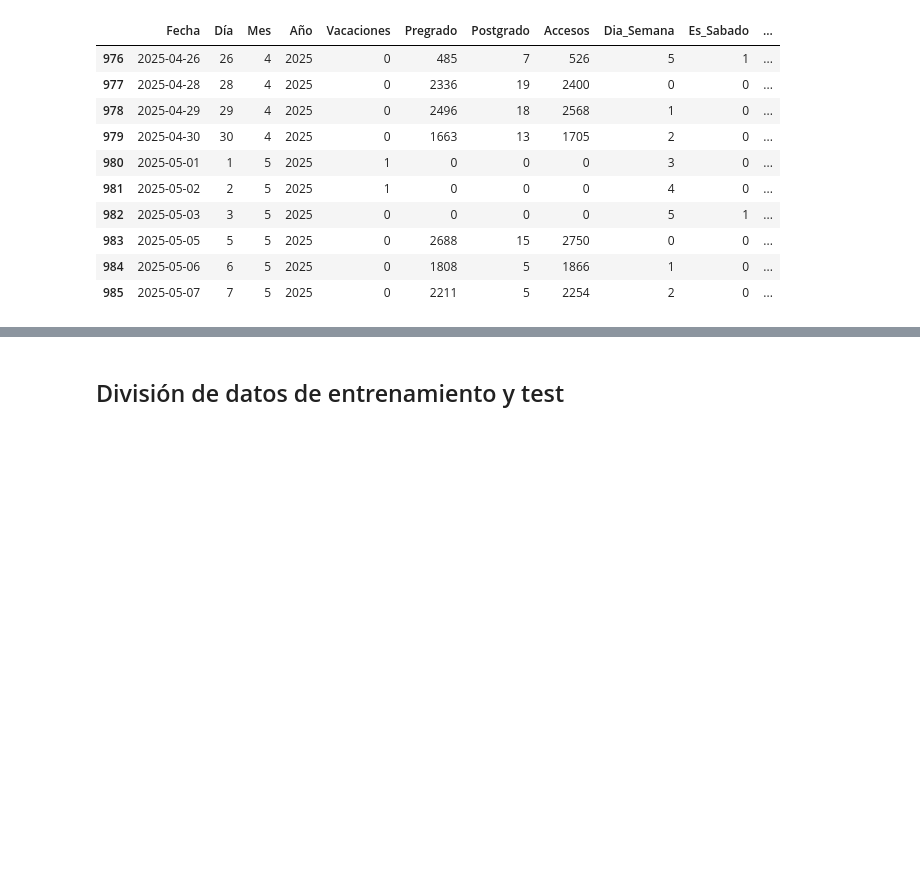
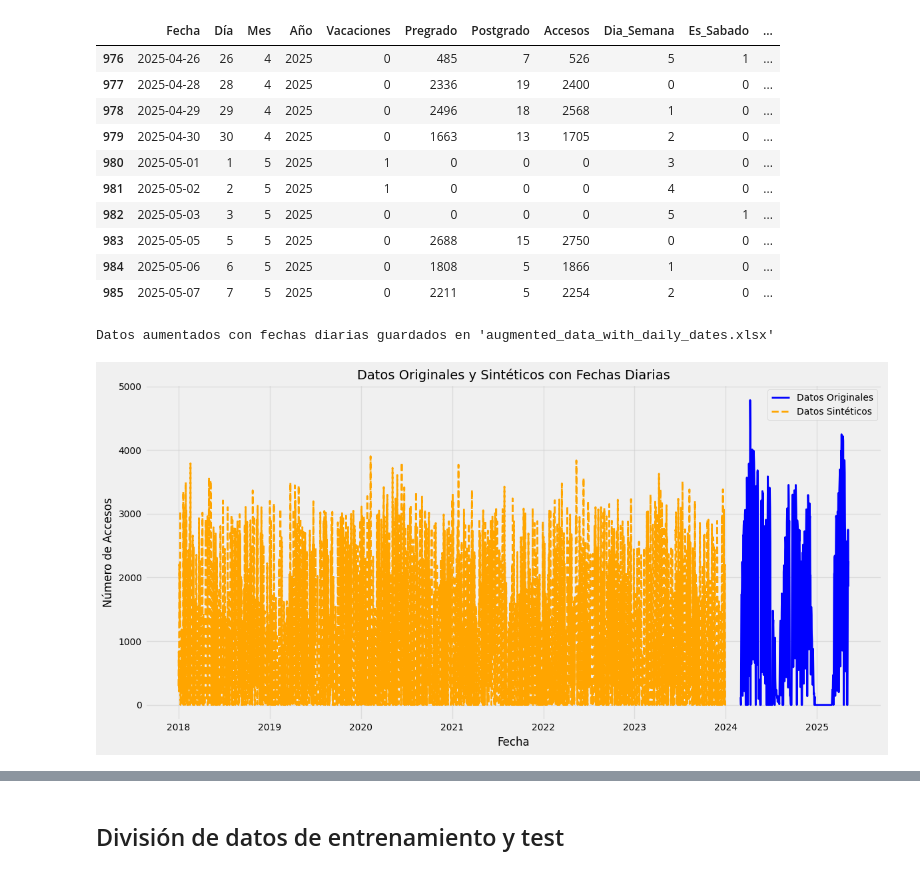
Before and after one commit to BrendanRubilar/IA_Library_Proyect, a Jupyter notebook: LibraryUseXGB.ipynb, the cells around one changed output, grey strips where cells are left out. Saved outputs shown, nothing was run; the diff lists cells and outputs as text; code cells hidden in the pictures; blank space fills up the shorter version.

Commit message:
trying to make data augmentation

```diff
--- a/LibraryUseXGB.ipynb
+++ b/LibraryUseXGB.ipynb
@@ -190,3 +190,76 @@ plt.grid()
 plt.legend()
 plt.tight_layout()
 plt.show()
+# %%
+from sklearn.ensemble import RandomForestRegressor
+import pandas as pd
+import numpy as np
+
+# Entrenar el modelo Random Forest
+X_train_rf = X_train.copy()  # Usamos las características existentes
+y_train_rf = y_train.copy()  # Usamos los valores reales de 'Accesos'
+
+# Crear y entrenar el modelo
+rf_model = RandomForestRegressor(n_estimators=100, random_state=42)
+rf_model.fit(X_train_rf, y_train_rf)
+
+# Crear datos sintéticos para fechas anteriores (2023 hacia atrás)
+# Generamos características similares a las existentes
+synthetic_start_date = '2018-01-01'
+synthetic_end_date = '2023-12-31'
+synthetic_dates = pd.date_range(start=synthetic_start_date, end=synthetic_end_date, freq='D')  # Frecuencia diaria
+
+synthetic_data = []
+
+for date in synthetic_dates:
+    year = date.year
+    month = date.month
+    day = date.day
+    # Crear características sintéticas
+    synthetic_row = {
+        'Fecha': date,
+        'Año': year,
+        'Mes': month,
+        'Día': day,
+        'Vacaciones': np.random.choice([0, 1]),  # Vacaciones aleatorias
+        'lag_7': np.random.uniform(X_train_rf['lag_7'].min(), X_train_rf['lag_7'].max()),
+        'lag_14': np.random.uniform(X_train_rf['lag_14'].min(), X_train_rf['lag_14'].max()),
+        'lag_21': np.random.uniform(X_train_rf['lag_21'].min(), X_train_rf['lag_21'].max()),
+        'Semestre': 1 if 3 <= month <= 7 else (2 if 8 <= month <= 12 else 0),  # Semestre basado en el mes
+        'Semana_Certamen': np.random.choice([0, 1])  # Certamen aleatorio
+    }
+    synthetic_data.append(synthetic_row)
+
+# Convertir los datos sintéticos en un DataFrame
+synthetic_df = pd.DataFrame(synthetic_data)
+
+# Predecir los valores de 'Accesos' para los datos sintéticos
+synthetic_df['Accesos'] = rf_model.predict(synthetic_df[['Vacaciones', 'lag_7', 'lag_14', 'lag_21', 'Semestre', 'Semana_Certamen']])
+
+# Combinar los datos originales con los sintéticos
+augmented_data = pd.concat([synthetic_df,daily_counts_full], ignore_index=True)
+
+# Guardar los datos aumentados en un archivo Excel
+augmented_data.to_excel("augmented_data_with_daily_dates.xlsx", index=False)
+print("Datos aumentados con fechas diarias guardados en 'augmented_data_with_daily_dates.xlsx'")
+
+# Graficar los datos originales y sintéticos con fechas diarias
+plt.figure(figsize=(12, 6))
+
+# Graficar los datos originales
+plt.plot(daily_counts_full['Fecha'], daily_counts_full['Accesos'], label='Datos Originales', color='blue', linewidth=2)
+
+# Graficar los datos sintéticos
+plt.plot(synthetic_df['Fecha'], synthetic_df['Accesos'], label='Datos Sintéticos', color='orange', linestyle='--', linewidth=2)
+
+# Configurar el gráfico
+plt.title('Datos Originales y Sintéticos con Fechas Diarias', fontsize=14)
+plt.xlabel('Fecha', fontsize=12)
+plt.ylabel('Número de Accesos', fontsize=12)
+plt.legend(fontsize=10)
+plt.grid(alpha=0.5)
+plt.tight_layout()
+plt.show()
+# %% [output]
+Datos aumentados con fechas diarias guardados en 'augmented_data_with_daily_dates.xlsx'
+[figure, added]
```
Also changed, not shown: parts of 13 cells of this notebook.
